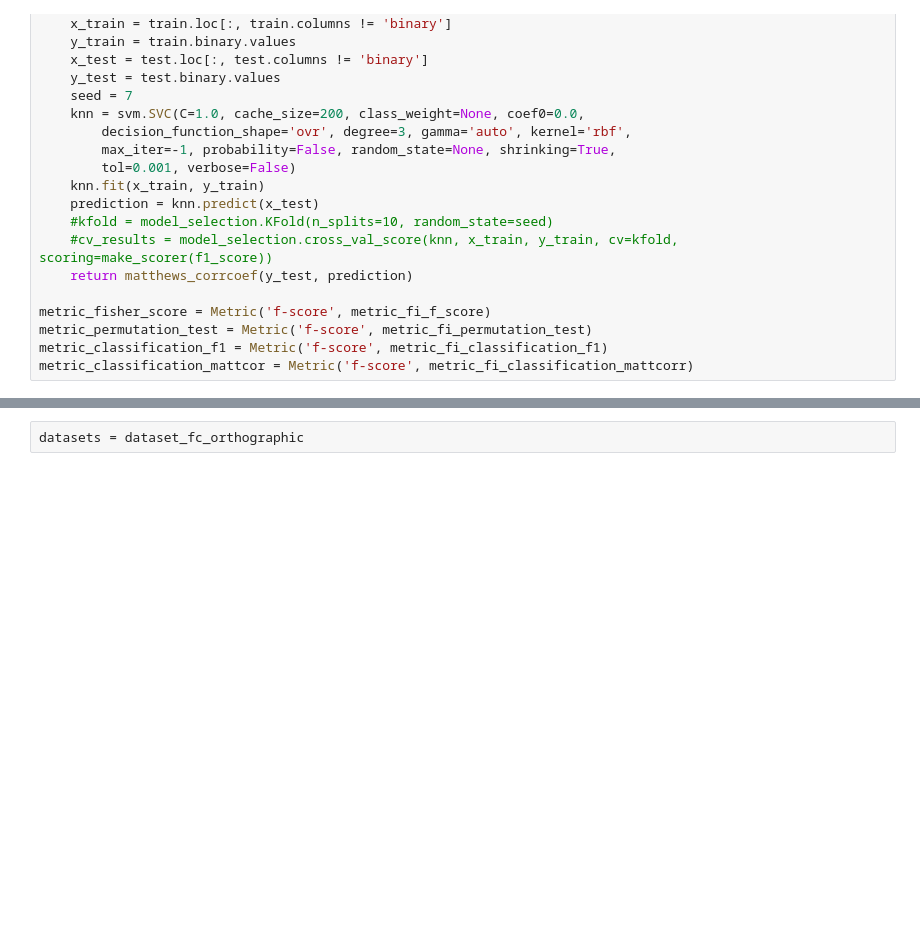
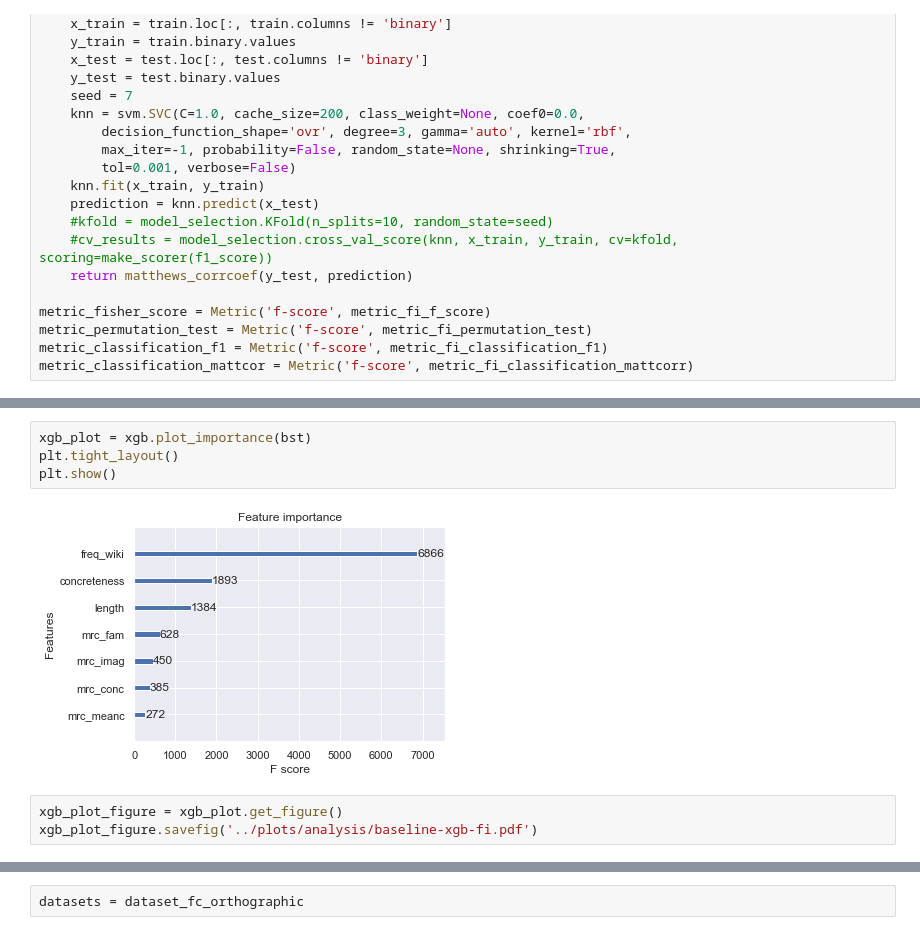
Before and after one commit to kristiankolthoff/CoWoPhId, a Jupyter notebook: python/features_cwi.ipynb, the cells around one changed output, grey strips where cells are left out. Cells and saved outputs as stored; diff of their text form; blank space fills up the shorter version.

```diff
--- a/python/features_cwi.ipynb
+++ b/python/features_cwi.ipynb
@@ -2435,0 +2492,9 @@ metric_classification_mattcor = Metric('f-score', metric_fi_classification_mattc
+# %%
+xgb_plot = xgb.plot_importance(bst)
+plt.tight_layout()
+plt.show()
+# %% [output]
+[figure, added]
+# %%
+xgb_plot_figure = xgb_plot.get_figure()
+xgb_plot_figure.savefig('../plots/analysis/baseline-xgb-fi.pdf')
```
Also changed, not shown: parts of 40 cells of this notebook.
